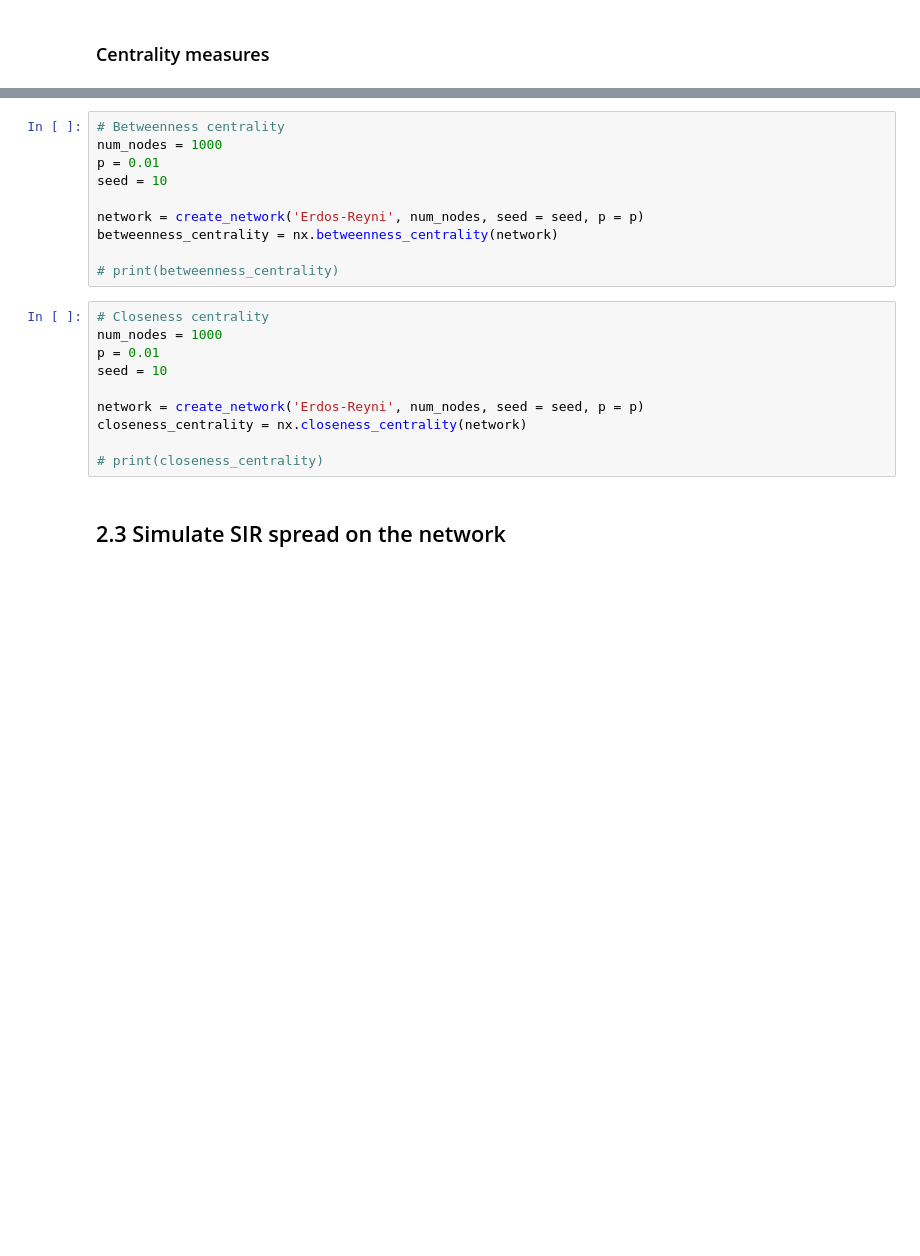
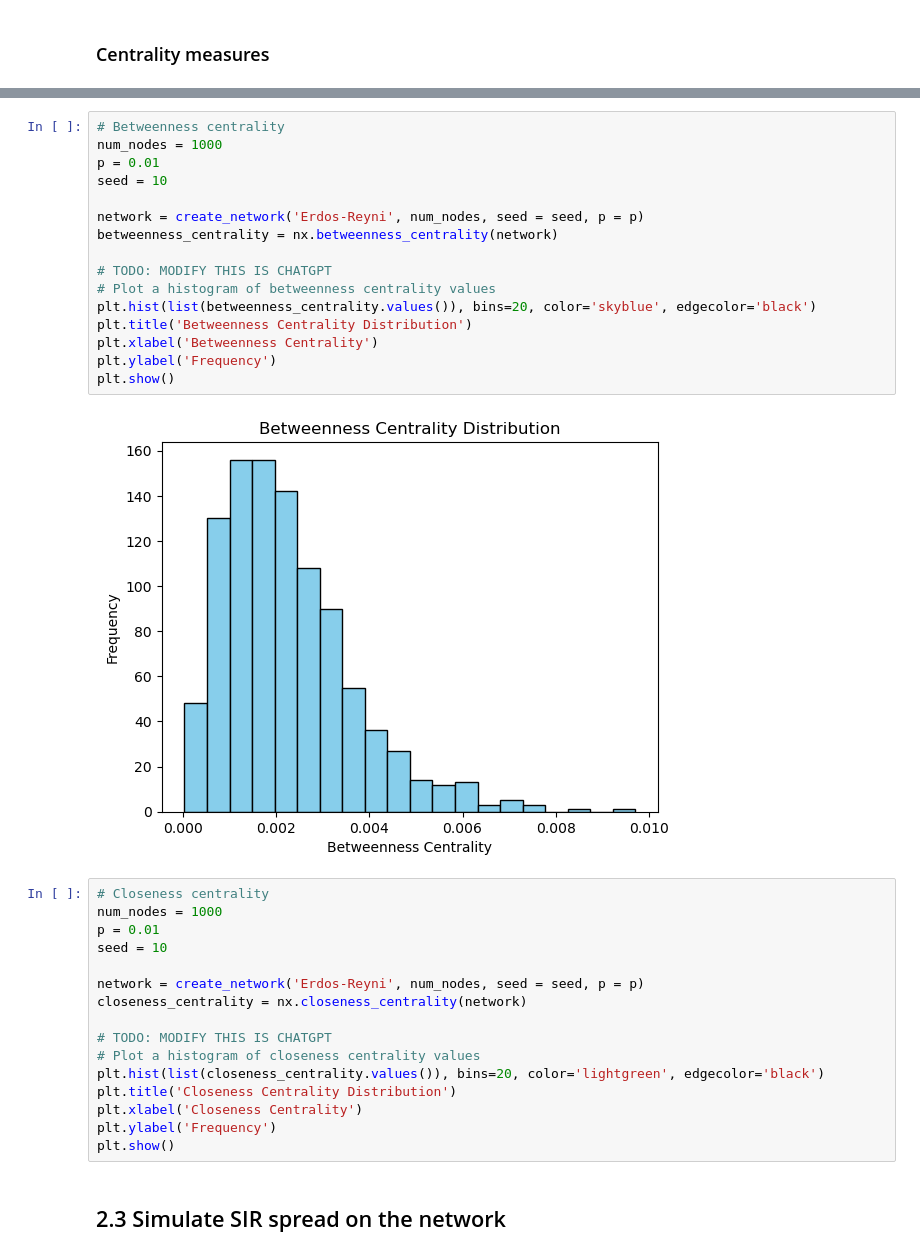
Before and after one commit to kshnva/Intro-CLS-Assignment-2, a Jupyter notebook: spatial.ipynb, the cells around one changed output, grey strips where cells are left out. Saved outputs shown, nothing was run; the diff lists cells and outputs as text; blank space fills up the shorter version.

```diff
--- a/spatial.ipynb
+++ b/spatial.ipynb
@@ -180,13 +189,21 @@ Network average degree = 0.009963963963963963
 # %%
 # Betweenness centrality
 num_nodes = 1000
 p = 0.01
 seed = 10
 
 network = create_network('Erdos-Reyni', num_nodes, seed = seed, p = p)
 betweenness_centrality = nx.betweenness_centrality(network)
 
-# print(betweenness_centrality)
+# TODO: MODIFY THIS IS CHATGPT
+# Plot a histogram of betweenness centrality values
+plt.hist(list(betweenness_centrality.values()), bins=20, color='skyblue', edgecolor='black')
+plt.title('Betweenness Centrality Distribution')
+plt.xlabel('Betweenness Centrality')
+plt.ylabel('Frequency')
+plt.show()
+# %% [output]
+[figure, added]
 # %%
 # Closeness centrality
 num_nodes = 1000
@@ -196,7 +213,13 @@ seed = 10
 network = create_network('Erdos-Reyni', num_nodes, seed = seed, p = p)
 closeness_centrality = nx.closeness_centrality(network)
 
-# print(closeness_centrality)
+# TODO: MODIFY THIS IS CHATGPT
+# Plot a histogram of closeness centrality values
+plt.hist(list(closeness_centrality.values()), bins=20, color='lightgreen', edgecolor='black')
+plt.title('Closeness Centrality Distribution')
+plt.xlabel('Closeness Centrality')
+plt.ylabel('Frequency')
+plt.show()
 # %% [markdown]
 ## 2.3 Simulate SIR spread on the network
 # %% [markdown]
```
Also changed, not shown: parts of 1 cell of this notebook.
